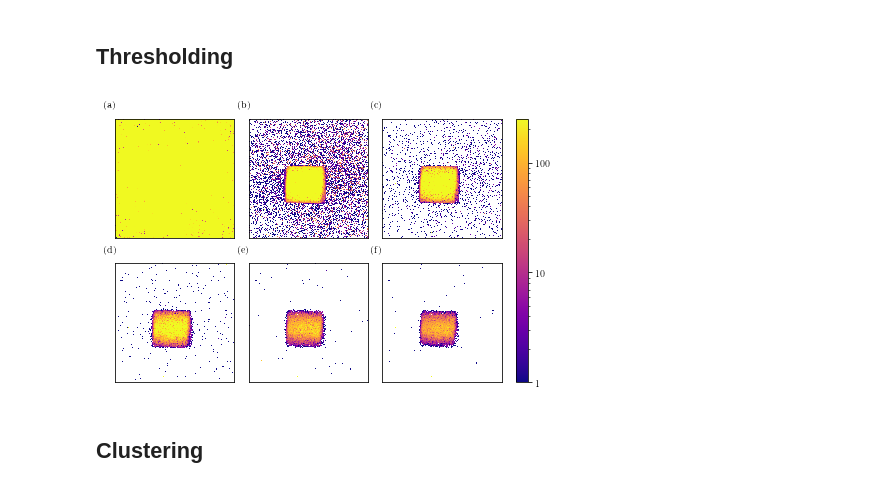
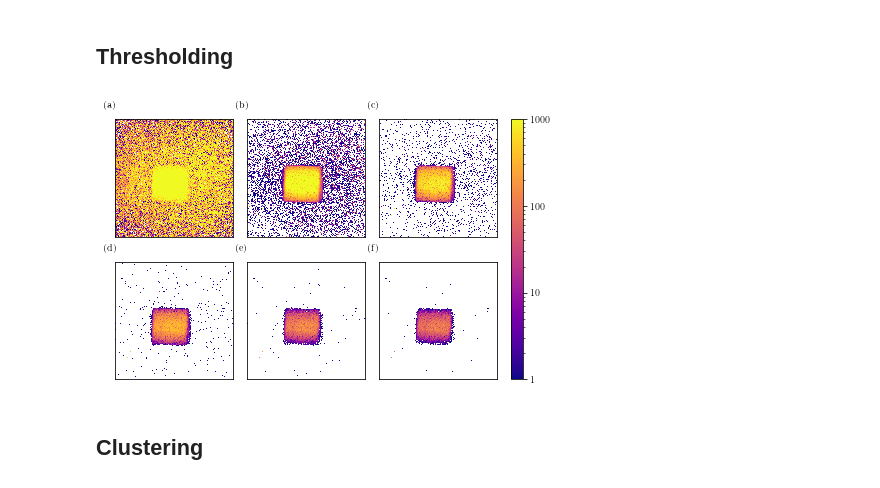
Before and after one commit to lrlunin/bachelorarbeit_python_notebooks_and_data, a Jupyter notebook: auswertung/plot_rings_final.ipynb, the cells around one changed output. Drawn from its saved outputs; the diff is of its cells as text; code cells hidden in the pictures.

Commit message:
updated plots, add rzp_phi and ev dependence measured with ccd for the alignment

```diff
--- a/auswertung/plot_rings_final.ipynb
+++ b/auswertung/plot_rings_final.ipynb
@@ -380,0 +413,31 @@ plt.savefig('test_colormeshes.png', dpi=300)
+# %%
+%matplotlib inline
+#grob
+
+# fig.suptitle('Gd M5 scattering, no filter')
+fi, axes =  plt.subplots(1,2,figsize=(6.48, 3.0))
+
+image = imread(data_path + 'th_150_resonance/single_count_mask_only_th_150_sum_50000.tiff')
+image = image[80:320, 80:320]
+stray = image.astype(np.float64)
+#graph[image == 0] = np.nan
+
+letters = ['(a)', '(b)', '(c)', '(d)', '(e)', '(f)']
+
+for axis, letter in zip(axes, letters):
+    axis.text(-0.1, 1.1, letter, transform=axis.transAxes,)
+axis = axes[0]
+axis.pcolormesh(stray, cmap=cmap, norm=lognorm,rasterized=True)
+axis.pcolormesh(mask_noise, rasterized=True, cmap = matplotlib.colors.ListedColormap(['#FFFFFF00', '#00FFFF70']))
+axis.pcolormesh(mask_signal, rasterized=True, cmap = matplotlib.colors.ListedColormap(['#FFFFFF00', '#00FF0070']))
+axis.set_xticks([])
+axis.set_yticks([])
+axis.set_aspect(1.)
+
+axis = axes[1]
+axis.errorbar(ths, imgs_snr, fmt='o', markersize=2,)
+axis.set_xlabel('Schwellenwert $s_V$ in ADU')
+axis.set_ylabel('SNR in dB')
+
+fi.tight_layout()
+#print(list(map(lambda x: x.sum(axis=(0,1)), imgs)))
@@ -801,24 +878,24 @@ radius = np.arange(0,169)
 radius_fixed = radius[args][:,0]
 azimutal_integrated_fixed= azimutal_integrated[args][:,0]
 #plt.plot(radius, azimutal_integrated)
-axis.errorbar(radius_fixed, azimutal_integrated_fixed, fmt='o', markersize=2, label='Bild \\ref{fig:th-150-200-maske-radial-transform}c) auf-\nsummiert über\nAzimutwinkel $\\varphi$')
+axis.errorbar(radius_fixed, azimutal_integrated_fixed, fmt='o', markersize=2, label='Bild \\ref{fig:th-150-200-maske-radial-transform}c) auf-\nintegriert über\nAzimutwinkel $\\varphi$')
 params = mod.guess(x=radius_fixed, data=azimutal_integrated_fixed)
 result = mod.fit(azimutal_integrated_fixed, params=params, x=radius_fixed)
 print(result.fit_report())
-axis.plot(radius_fixed, result.best_fit, label='Gauß-Anpassung mit\n $\\mu$ = \\SI{74.0(3)}{px},\n$\\sigma = \\SI{17.7(3)}{px}$')
+axis.plot(radius_fixed, result.best_fit, label='Anpassung $\\mathrm{P}(r, r_1, \\sigma, A)$ mit\n$r_1$ = \\SI{74.0(3)}{px},\n$\\sigma = \\SI{17.7(3)}{px}$') #\n$A = \\SI{1.82(3)e-6}{Ph\ px ^{-1}}$')
 axis.axvline(mmtopx(2.12), linestyle="-", color='red', linewidth=1, alpha=1)
-axis.text(mmtopx(2.12)+3, 4.45e-8, '$r_{M5} = \\SI{2.12}{\\milli\\meter}= \\SI{%1.2f}{px}$' % mmtopx(2.12), )
+axis.text(mmtopx(2.12)+3, 4.45e-8, '$r_{1, \\text{ Gd, M5}} = \\SI{2.12}{\\milli\\meter}= \\SI{%1.1f}{px}$' % mmtopx(2.12), )
 #plt.axvline(84.24, color = 'green', label='expected $r_{M4} =$ \\SI{2.10}{\\milli\\meter} (84{,}8px) ring radius')
 print(result.best_values['sigma'])
 axis.set_xlabel('Radius $r$ in px')
-axis.set_ylabel('Intensitätsdichte $\\rho$ in Photonen pro px')
+axis.set_ylabel('Intensitätsdichte $\\rho$ in Photonen px$^{-1}$')
 axis.yaxis.set_major_formatter(FuncFormatter(lambda x, pos: r"\num{%1.0e}" % x if x != 0 else "0"))
 
 secax = axis.secondary_xaxis('top', functions=(pxtomm, mmtopx))
 secax.set_xlabel('Radius $r$ in mm')
 
-
-axis.legend(loc=(0.62, 0.6))
+#axis.legend(loc='center right')
+axis.legend(loc=(0.58, 0.55))
 fig.tight_layout()
 # %% [output]
 [[Model]]
@@ -1169,7 +1246,7 @@ grid = ImageGrid(fig, 111,          # as in plt.subplot(111)
                  #cbar_pad=0.15,
                  )
 imgs = []
-image = imread(data_path + 'th_0_off_resonance/single_count_mask_only_th_0_sum_50000.tiff')
+image = imread(data_path + 'th_50_off_resonance/single_count_mask_only_th_50_sum_50000.tiff')
 image = image[80:320, 80:320]
 graph = image.astype(np.float64)
 graph[image == 0] = np.nan
@@ -1192,32 +1269,32 @@ image = image[80:320, 80:320]
 graph = image.astype(np.float64)
 graph[image == 0] = np.nan
 imgs.append(graph)
 
 image = imread(data_path + 'th_170_off_resonance/single_count_mask_only_th_170_sum_50000.tiff')
 image = image[80:320, 80:320]
 graph = image.astype(np.float64)
 graph[image == 0] = np.nan
 imgs.append(graph)
 
 image = imread(data_path + 'th_180_off_resonance/single_count_mask_only_th_180_sum_50000.tiff')
 image = image[80:320, 80:320]
 graph = image.astype(np.float64)
 graph[image == 0] = np.nan
 imgs.append(graph)
 
 letters = ['(a)', '(b)', '(c)', '(d)', '(e)', '(f)']
 
 for axis, img, letter in zip(grid, imgs, letters):
     #axis.axis('off')
     axis.set_xticks([])
     axis.set_yticks([])
     axis.text(-0.1, 1.1, letter, transform=axis.transAxes,)
     im = axis.pcolormesh(img, cmap=cmap, norm=lognorm,rasterized=True )
 
 #axis.annotate("center of transfomration", (30,99),(150, 10),arrowprops=prop)
 cb = axis.cax.colorbar(im,  format=FuncFormatter(lambda x, pos: r"%d" % x if x != 1 else "1"))
     # cb = f.colorbar(im, orientation='vertical', ax=axs[2], fraction=0.043, pad=0.04,)
 fig.tight_layout()
 # %% [output]
-[figure, old version]
+[figure, new version]
 # %%
```
Also changed, not shown: parts of 25 cells of this notebook, 32 other files.
